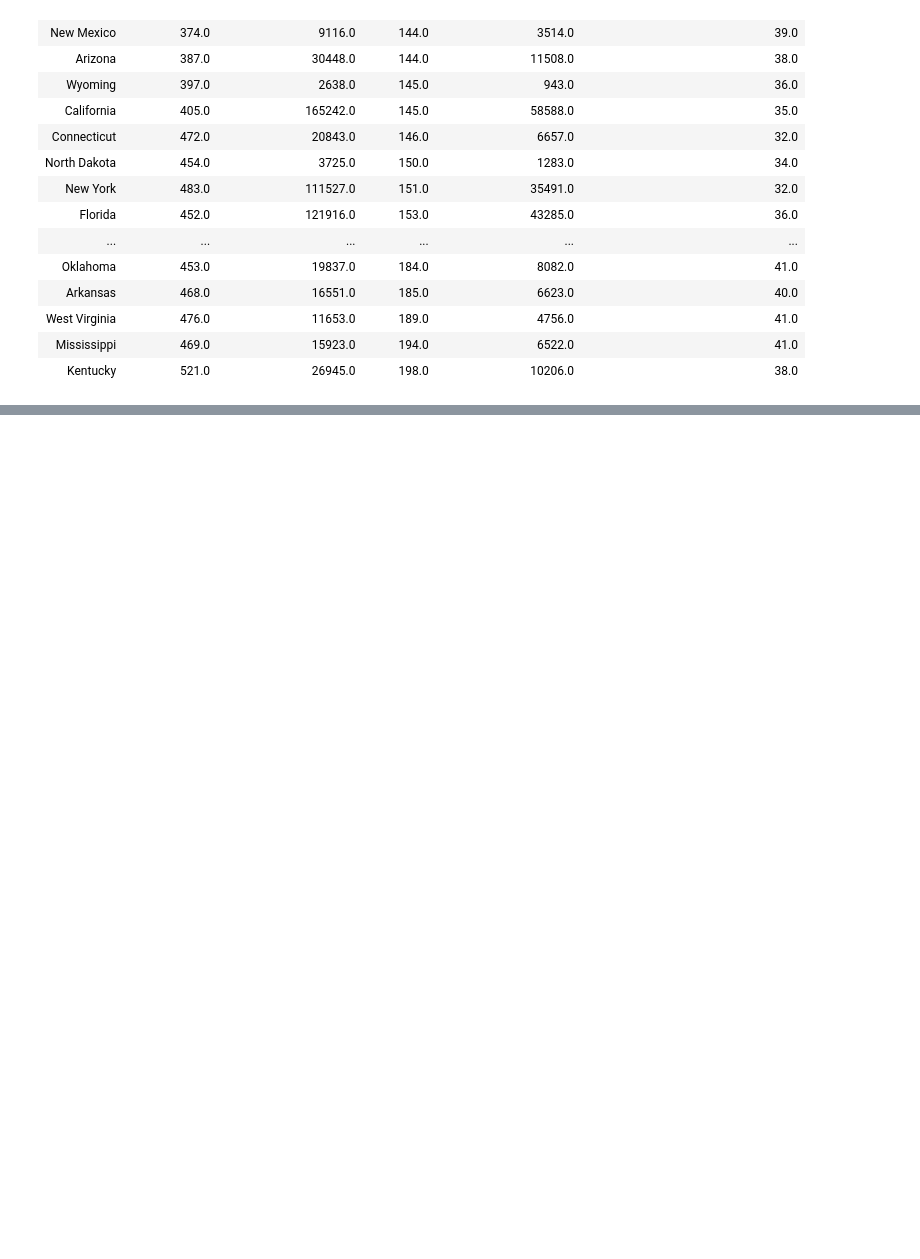
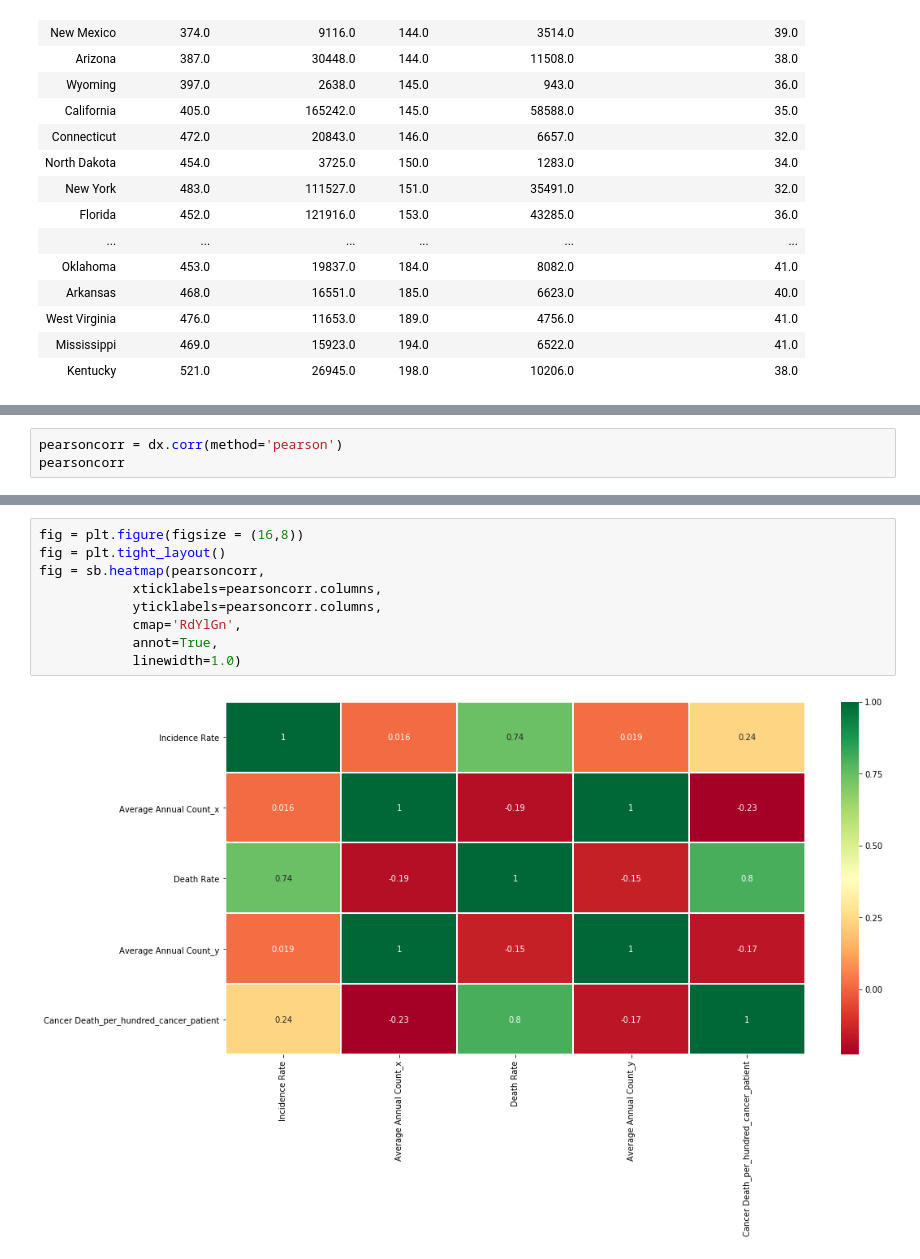
Before and after one commit to settinge/Cancer-and-Nonbiological-Variables, a Jupyter notebook: Statewiseonly.ipynb, the cells around one changed output, grey strips where cells are left out. Saved outputs shown, nothing was run; the diff lists cells and outputs as text; blank space fills up the shorter version.

```diff
--- a/Statewiseonly.ipynb
+++ b/Statewiseonly.ipynb
@@ -236,0 +244,3 @@ export_csv = dx.to_csv (r'Resource/heighest_lowest_deathrate_data.csv', index =
+# %%
+pearsoncorr = dx.corr(method='pearson')
+pearsoncorr
@@ -236,0 +254,11 @@ export_csv = dx.to_csv (r'Resource/heighest_lowest_deathrate_data.csv', index =
+# %%
+fig = plt.figure(figsize = (16,8))
+fig = plt.tight_layout()
+fig = sb.heatmap(pearsoncorr,
+            xticklabels=pearsoncorr.columns,
+            yticklabels=pearsoncorr.columns,
+            cmap='RdYlGn',
+            annot=True,
+            linewidth=1.0)
+# %% [output]
+[figure, added]
```
Also changed, not shown: parts of 8 cells of this notebook, 3 other files.
